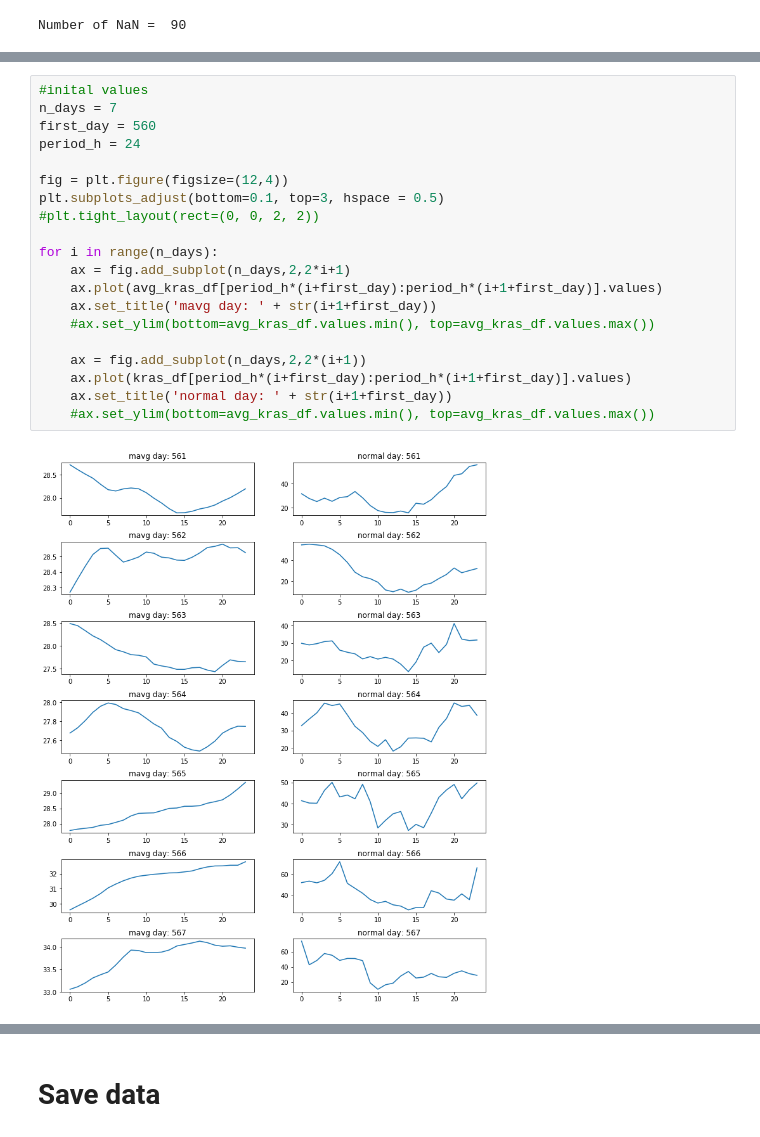
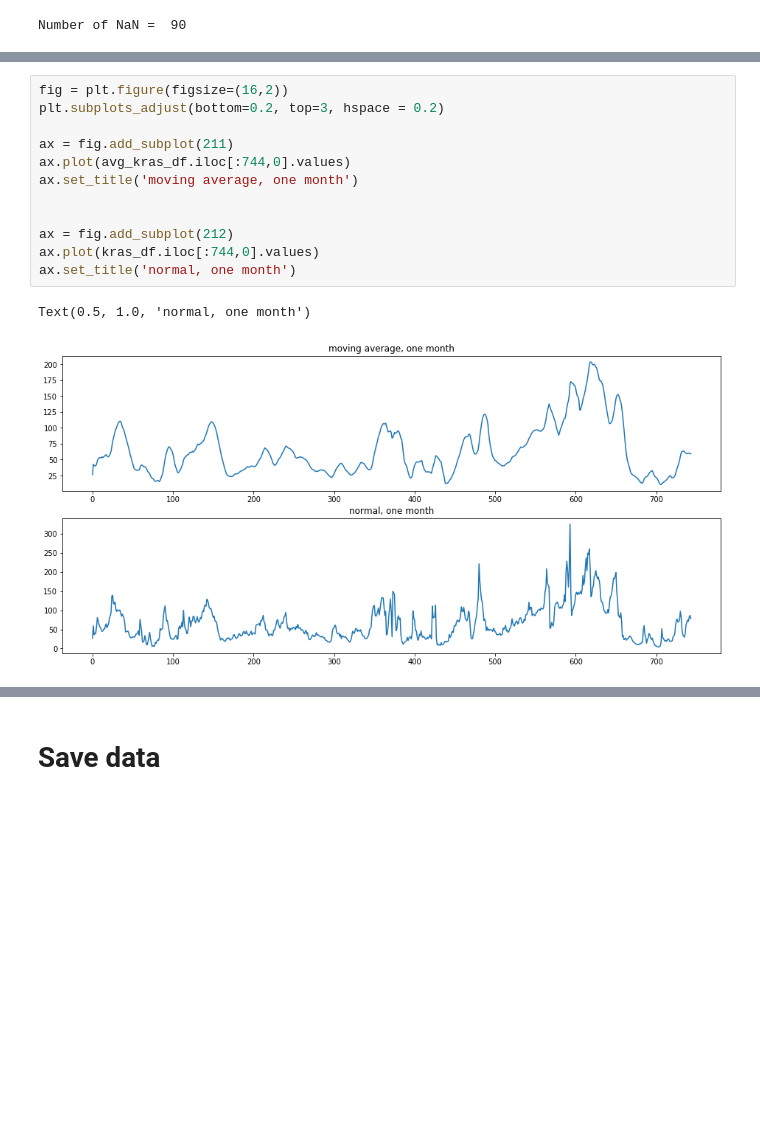
Before and after one commit to tynski/AirPolutionPrediction, a Jupyter notebook: hourly_pred/DataProcessing.ipynb, the cells around one changed output, grey strips where cells are left out. Saved outputs shown, nothing was run; the diff lists cells and outputs as text; blank space fills up the shorter version.

```diff
--- a/hourly_pred/DataProcessing.ipynb
+++ b/hourly_pred/DataProcessing.ipynb
@@ -98,22 +120,15 @@ Text(0.5, 1.0, 'normal')
-# %%
-#inital values
-n_days = 7
-first_day = 560
-period_h = 24
-
-fig = plt.figure(figsize=(12,4))
-plt.subplots_adjust(bottom=0.1, top=3, hspace = 0.5)
-#plt.tight_layout(rect=(0, 0, 2, 2))
-
-for i in range(n_days):
-    ax = fig.add_subplot(n_days,2,2*i+1)
-    ax.plot(avg_kras_df[period_h*(i+first_day):period_h*(i+1+first_day)].values)
-    ax.set_title('mavg day: ' + str(i+1+first_day))
-    #ax.set_ylim(bottom=avg_kras_df.values.min(), top=avg_kras_df.values.max())
-
-    ax = fig.add_subplot(n_days,2,2*(i+1))
-    ax.plot(kras_df[period_h*(i+first_day):period_h*(i+1+first_day)].values)
-    ax.set_title('normal day: ' + str(i+1+first_day))
-    #ax.set_ylim(bottom=avg_kras_df.values.min(), top=avg_kras_df.values.max())
-# %% [output]
-[figure, removed]
+# %%
+fig = plt.figure(figsize=(16,2))
+plt.subplots_adjust(bottom=0.2, top=3, hspace = 0.2)
+
+ax = fig.add_subplot(211)
+ax.plot(avg_kras_df.iloc[:744,0].values)
+ax.set_title('moving average, one month')
+
+
+ax = fig.add_subplot(212)
+ax.plot(kras_df.iloc[:744,0].values)
+ax.set_title('normal, one month')
+# %% [output]
+Text(0.5, 1.0, 'normal, one month')
+[figure, added]
```
Also changed, not shown: parts of 8 cells of this notebook, 2 other files.
